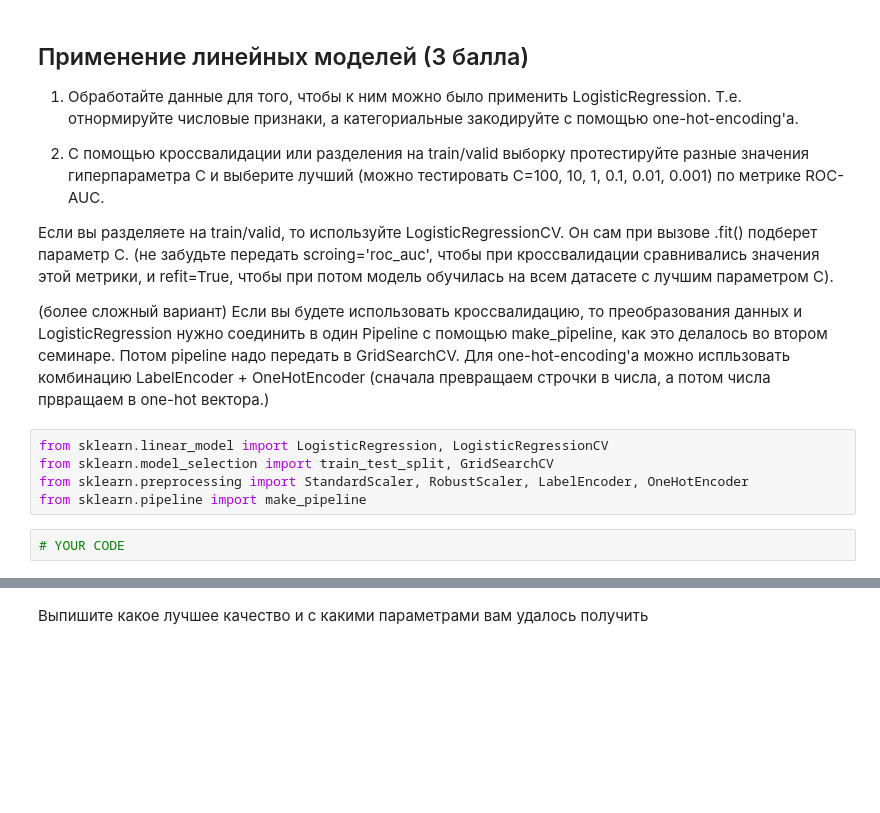
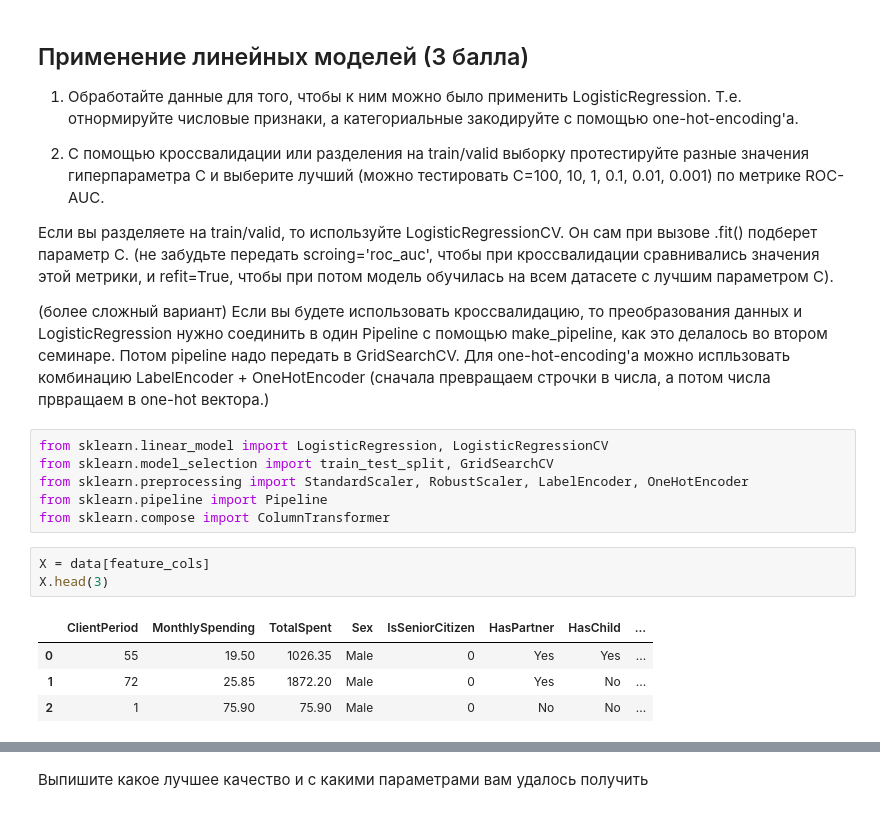
Before and after one commit to Stepyxan/DLS_part_1_ml_cv, a Jupyter notebook: week_03_composition_model_selection/Homework/hw_3_kaggle.ipynb, the cells around one changed output, grey strips where cells are left out. Saved outputs shown, nothing was run; the diff lists cells and outputs as text; blank space fills up the shorter version.

```diff
--- a/week_03_composition_model_selection/Homework/hw_3_kaggle.ipynb
+++ b/week_03_composition_model_selection/Homework/hw_3_kaggle.ipynb
@@ -229,6 +295,13 @@ display(categorical_data.head())
 from sklearn.linear_model import LogisticRegression, LogisticRegressionCV
 from sklearn.model_selection import train_test_split, GridSearchCV
 from sklearn.preprocessing import StandardScaler, RobustScaler, LabelEncoder, OneHotEncoder
-from sklearn.pipeline import make_pipeline
+from sklearn.pipeline import Pipeline
+from sklearn.compose import ColumnTransformer
-# %%
-# YOUR CODE
+# %%
+X = data[feature_cols]
+X.head(3)
+# %% [output]
+|  | ClientPeriod | MonthlySpending | TotalSpent | Sex | IsSeniorCitizen | HasPartner | HasChild | ... |
+| 0 | 55 | 19.50 | 1026.35 | Male | 0 | Yes | Yes | ... |
+| 1 | 72 | 25.85 | 1872.20 | Male | 0 | Yes | No | ... |
+| 2 | 1 | 75.90 | 75.90 | Male | 0 | No | No | ... |
```
Also changed, not shown: parts of 22 cells of this notebook.
